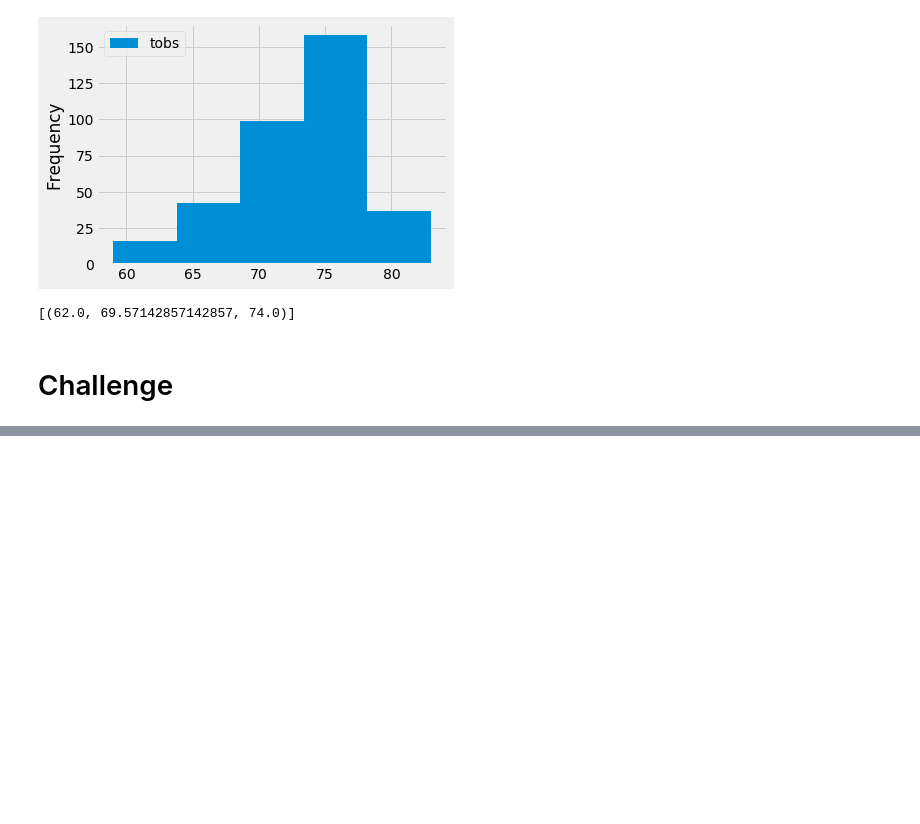
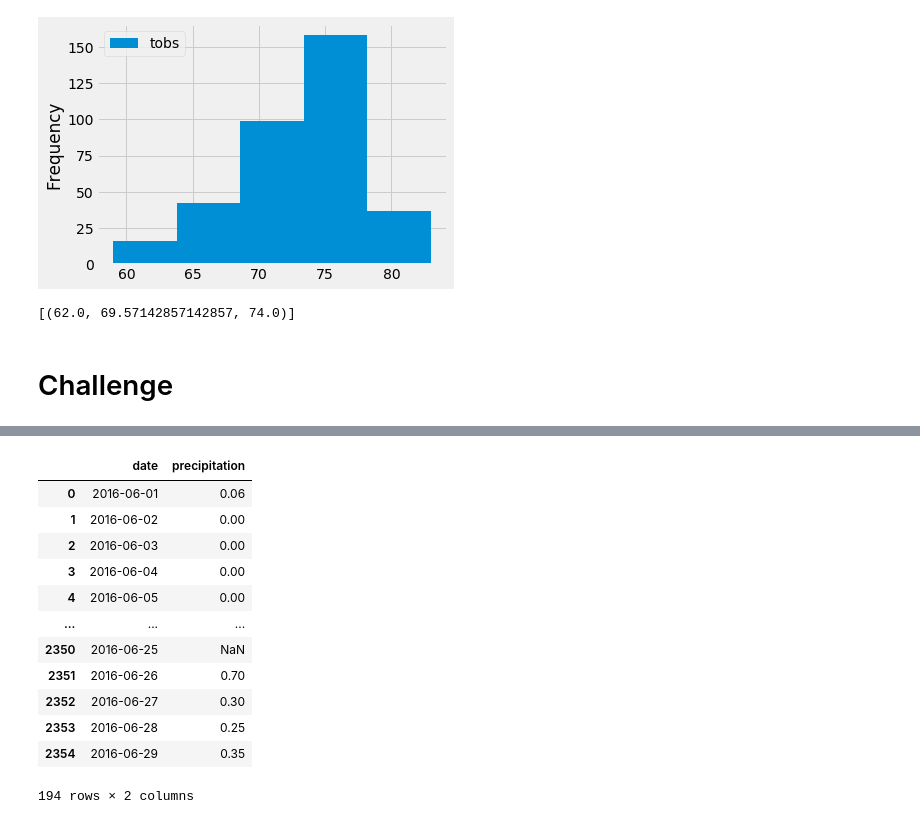
Before and after one commit to Al-Huneidi/surfs_up, a Jupyter notebook: climate_analysis.ipynb, the cells around one changed output, grey strips where cells are left out. Cells and saved outputs as stored; diff of their text form; code cells hidden in the pictures; blank space fills up the shorter version.

```diff
--- a/climate_analysis.ipynb
+++ b/climate_analysis.ipynb
@@ -237,0 +280,23 @@ print(calc_temps('2012-02-28', '2012-03-05'))
+# %%
+# Create dataframe for precipitation in June 2016.
+start_date = "2016-06-01"
+end_date = "2016-06-30"
+after_start_date = prcp_df["date"] >= start_date
+before_end_date = prcp_df["date"] <= end_date
+between_two_dates = after_start_date & before_end_date
+j16p_filtered_dates_df = prcp_df.loc[between_two_dates]
+j16p_filtered_dates_df
+# %% [output]
+|  | date | precipitation |
+| 0 | 2016-06-01 | 0.06 |
+| 1 | 2016-06-02 | 0.00 |
+| 2 | 2016-06-03 | 0.00 |
+| 3 | 2016-06-04 | 0.00 |
+| 4 | 2016-06-05 | 0.00 |
+| ... | ... | ... |
+| 2350 | 2016-06-25 | NaN |
+| 2351 | 2016-06-26 | 0.70 |
+| 2352 | 2016-06-27 | 0.30 |
+| 2353 | 2016-06-28 | 0.25 |
+| 2354 | 2016-06-29 | 0.35 |
+194 rows × 2 columns
```
Also changed, not shown: parts of 23 cells of this notebook.
